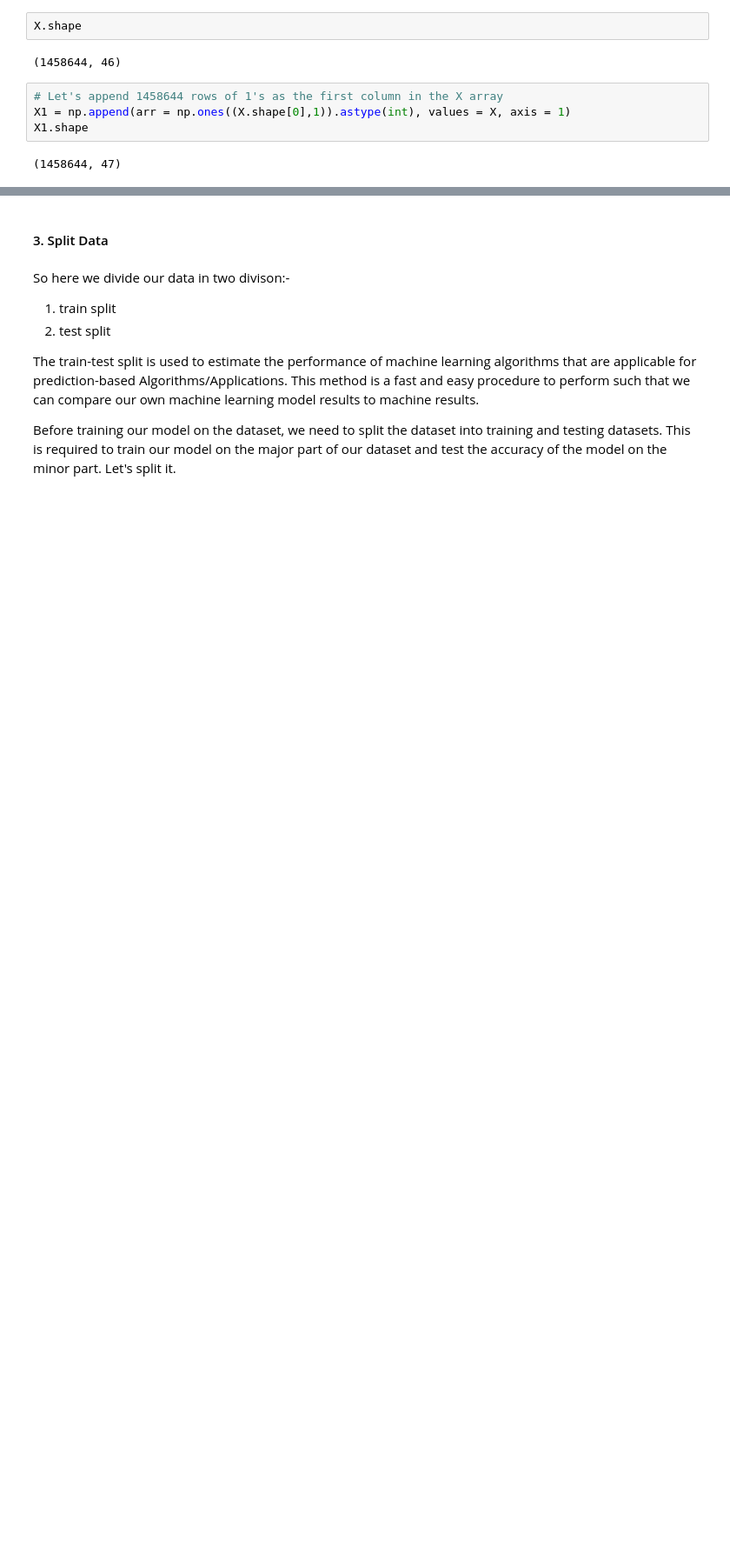
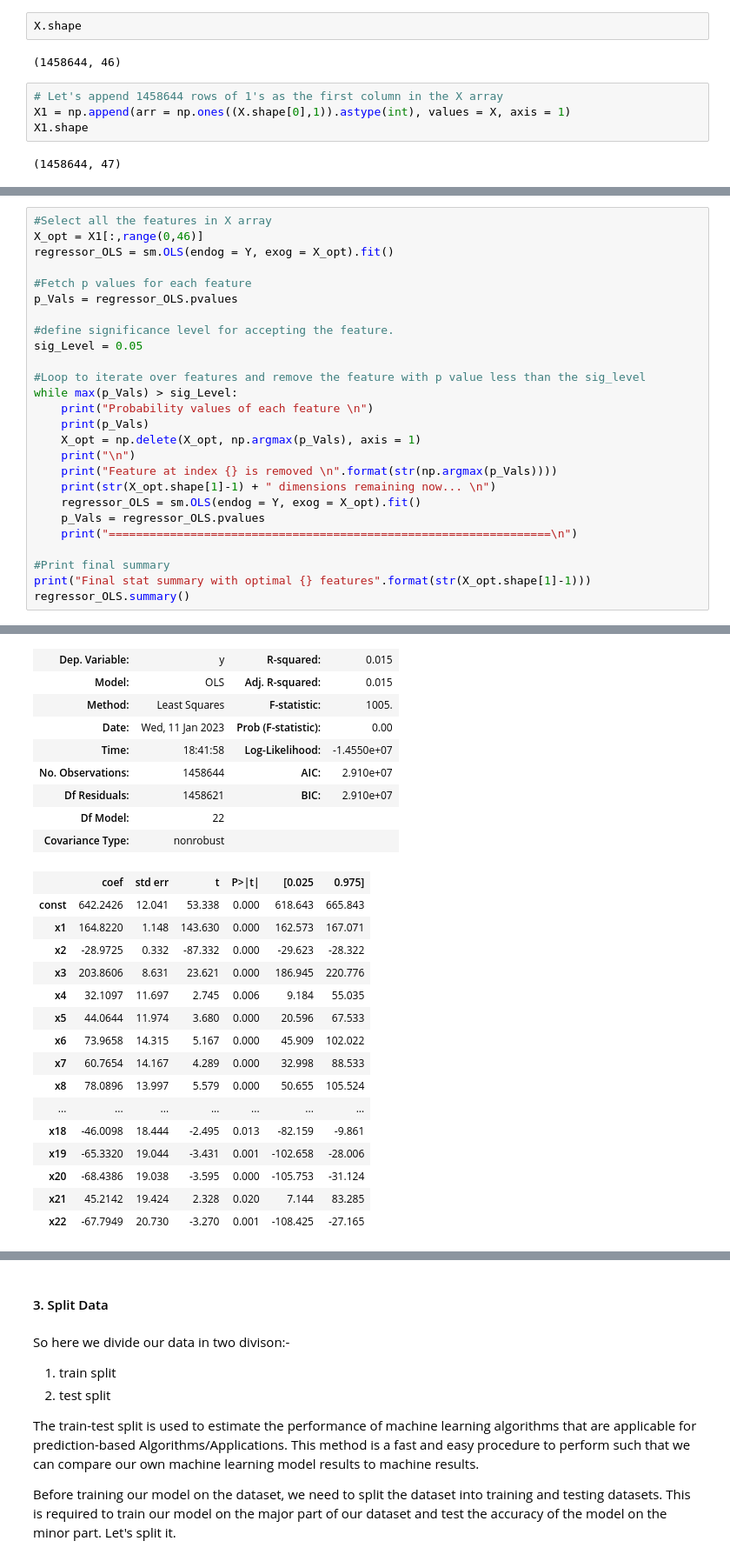
Before and after one commit to KrushnaChaure/NYC-Taxi-Trip-Time-Prediction, a Jupyter notebook: Krushna_Chaure_NYC_Taxi_Trip_Time_Prediction_Capstone_Project.ipynb, the cells around one changed output, grey strips where cells are left out. Shown at 87% size. Cells and saved outputs as stored; diff of their text form; blank space fills up the shorter version.

```diff
--- a/Krushna_Chaure_NYC_Taxi_Trip_Time_Prediction_Capstone_Project.ipynb
+++ b/Krushna_Chaure_NYC_Taxi_Trip_Time_Prediction_Capstone_Project.ipynb
@@ -1257,0 +1265,27 @@ There we go, our feature set is now ready for the feature selection model with 1
+# %%
+#Select all the features in X array
+X_opt = X1[:,range(0,46)]
+regressor_OLS = sm.OLS(endog = Y, exog = X_opt).fit()
+
+#Fetch p values for each feature
+p_Vals = regressor_OLS.pvalues
+
+#define significance level for accepting the feature.
+sig_Level = 0.05
+
+#Loop to iterate over features and remove the feature with p value less than the sig_level
+while max(p_Vals) > sig_Level:
+    print("Probability values of each feature \n")
+    print(p_Vals)
+    X_opt = np.delete(X_opt, np.argmax(p_Vals), axis = 1)
+    print("\n")
+    print("Feature at index {} is removed \n".format(str(np.argmax(p_Vals))))
+    print(str(X_opt.shape[1]-1) + " dimensions remaining now... \n")
+    regressor_OLS = sm.OLS(endog = Y, exog = X_opt).fit()
+    p_Vals = regressor_OLS.pvalues
+    print("=================================================================\n")
+
+#Print final summary
+print("Final stat summary with optimal {} features".format(str(X_opt.shape[1]-1)))
+regressor_OLS.summary()
+# %% [output]
@@ -1257,0 +1310,25 @@ There we go, our feature set is now ready for the feature selection model with 1
+| Dep. Variable: | y | R-squared: | 0.015 |
+| Model: | OLS | Adj. R-squared: | 0.015 |
+| Method: | Least Squares | F-statistic: | 1005. |
+| Date: | Wed, 11 Jan 2023 | Prob (F-statistic): | 0.00 |
+| Time: | 18:41:58 | Log-Likelihood: | -1.4550e+07 |
+| No. Observations: | 1458644 | AIC: | 2.910e+07 |
+| Df Residuals: | 1458621 | BIC: | 2.910e+07 |
+| Df Model: | 22 |  |  |
+| Covariance Type: | nonrobust |  |  |
+|  | coef | std err | t | P>|t| | [0.025 | 0.975] |
+| const | 642.2426 | 12.041 | 53.338 | 0.000 | 618.643 | 665.843 |
+| x1 | 164.8220 | 1.148 | 143.630 | 0.000 | 162.573 | 167.071 |
+| x2 | -28.9725 | 0.332 | -87.332 | 0.000 | -29.623 | -28.322 |
+| x3 | 203.8606 | 8.631 | 23.621 | 0.000 | 186.945 | 220.776 |
+| x4 | 32.1097 | 11.697 | 2.745 | 0.006 | 9.184 | 55.035 |
+| x5 | 44.0644 | 11.974 | 3.680 | 0.000 | 20.596 | 67.533 |
+| x6 | 73.9658 | 14.315 | 5.167 | 0.000 | 45.909 | 102.022 |
+| x7 | 60.7654 | 14.167 | 4.289 | 0.000 | 32.998 | 88.533 |
+| x8 | 78.0896 | 13.997 | 5.579 | 0.000 | 50.655 | 105.524 |
+| ... | ... | ... | ... | ... | ... | ... |
+| x18 | -46.0098 | 18.444 | -2.495 | 0.013 | -82.159 | -9.861 |
+| x19 | -65.3320 | 19.044 | -3.431 | 0.001 | -102.658 | -28.006 |
+| x20 | -68.4386 | 19.038 | -3.595 | 0.000 | -105.753 | -31.124 |
+| x21 | 45.2142 | 19.424 | 2.328 | 0.020 | 7.144 | 83.285 |
+| x22 | -67.7949 | 20.730 | -3.270 | 0.001 | -108.425 | -27.165 |
```
Also changed, not shown: parts of 150 cells of this notebook.
